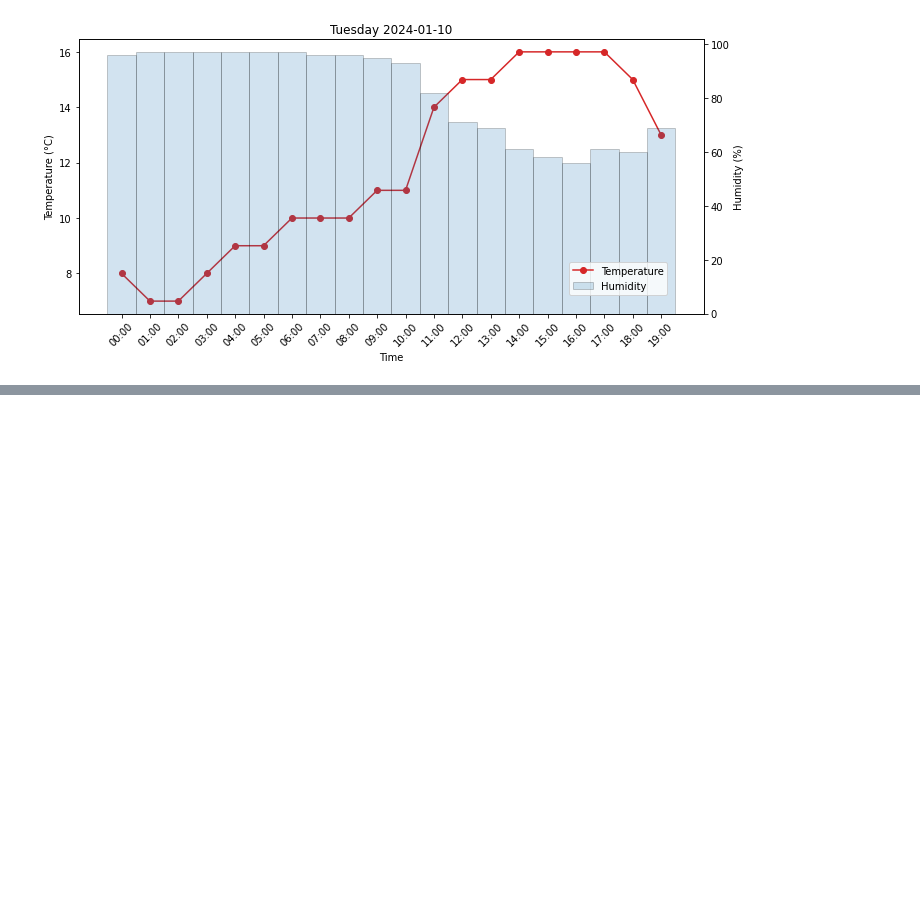
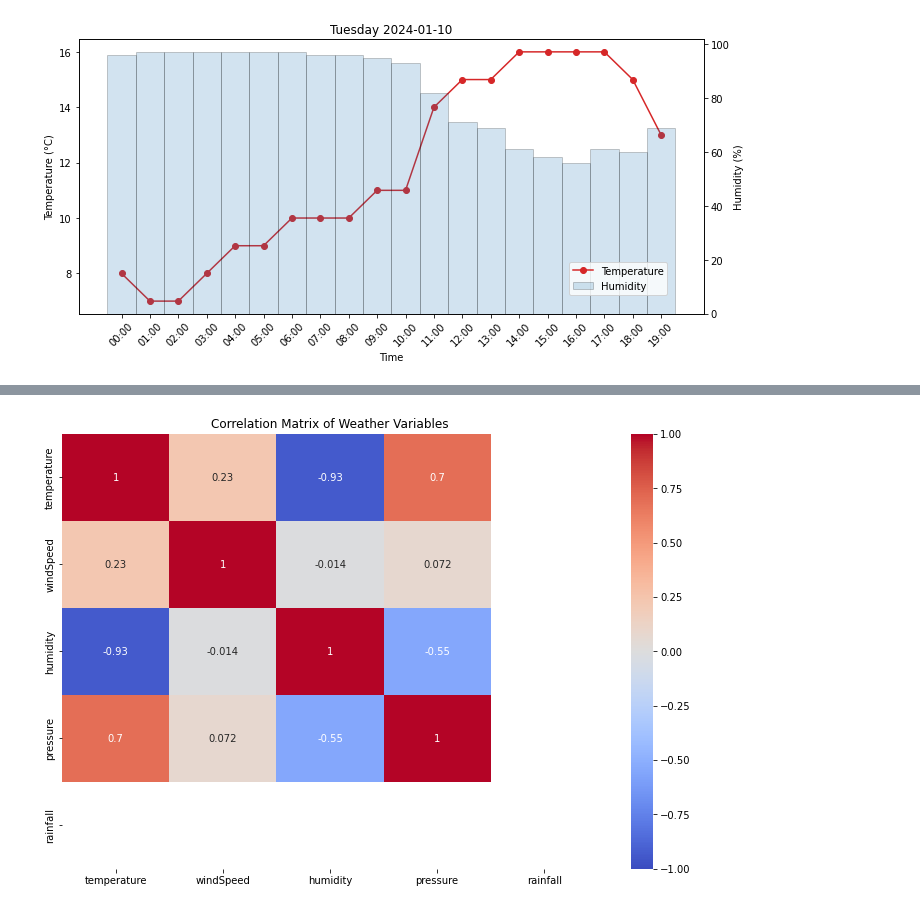
Before and after one commit to holmstead/computer_infrastructure, a Jupyter notebook: data/weather.ipynb, the cells around one changed output, grey strips where cells are left out. Drawn from its saved outputs; the diff is of its cells as text; code cells hidden in the pictures; blank space fills up the shorter version.

Commit message:
add statistical summary and correlation matrix

```diff
--- a/data/weather.ipynb
+++ b/data/weather.ipynb
@@ -172,10 +172,10 @@ Now to read in the weather json and do some plotting. Pandas has a built-in meth
 import pandas as pd
 
 # read in the json file
-weather_df = pd.read_json("weather/20241001_195243.json")
+df = pd.read_json("weather/20241001_195243.json")
 
 # view dataframe (truncated)
-weather_df
+df
 # %% [output]
 |  | name | temperature | symbol | weatherDescription | text | windSpeed | windGust | cardinalWindDirection | ... |
 | 0 | Athenry | 8 | 02n | Fair | "Fair" | 7 | - | NW | ... |
@@ -247,17 +247,17 @@ temperature_column = 'temperature'
 humidity_column = 'humidity'
 
 # get day, date info for plot title
-#weather_df['date'] = weather_df['date'].dt.strftime('%Y-%m-%d')
-date = weather_df['date'].iloc[0]
-day = weather_df['dayName'].iloc[0]
+df['date'] = df['date'].dt.strftime('%Y-%m-%d')
+date = df['date'].iloc[0]
+day = df['dayName'].iloc[0]
 
 # Set up the canvas
 fig, ax = plt.subplots(figsize=(10, 5))
 
 # Create line plot for temperature
 ax.plot(
-    weather_df[time_column],
-    weather_df[temperature_column],
+    df[time_column],
+    df[temperature_column],
     marker='o',
     linestyle='-',
     color='tab:red',
@@ -270,8 +270,8 @@ ax2 = ax.twinx()
 
 # Create bar plot for humidity
 ax2.bar(
-    weather_df[time_column],
-    weather_df[humidity_column],
+    df[time_column],
+    df[humidity_column],
     width=1,
     color='tab:blue',
     edgecolor='black',
@@ -301,0 +315,16 @@ plt.show()
+# %%
+# calculate the correlation matrix of specified columns
+correlation_matrix = df[['temperature', 'windSpeed', 'humidity', 'pressure', 'rainfall']].corr()
+# %%
+import seaborn as sns
+
+# plot a heatmap of the correlation matrix
+fig, ax = plt.subplots(figsize=(12, 8))
+
+sns.heatmap(correlation_matrix, annot=True, cmap='coolwarm', vmin=-1, vmax=1, ax=ax)
+
+ax.set_title('Correlation Matrix of Weather Variables')
+
+plt.show()
+# %% [output]
+[figure, added]
```
Also changed, not shown: parts of 3 cells of this notebook.
